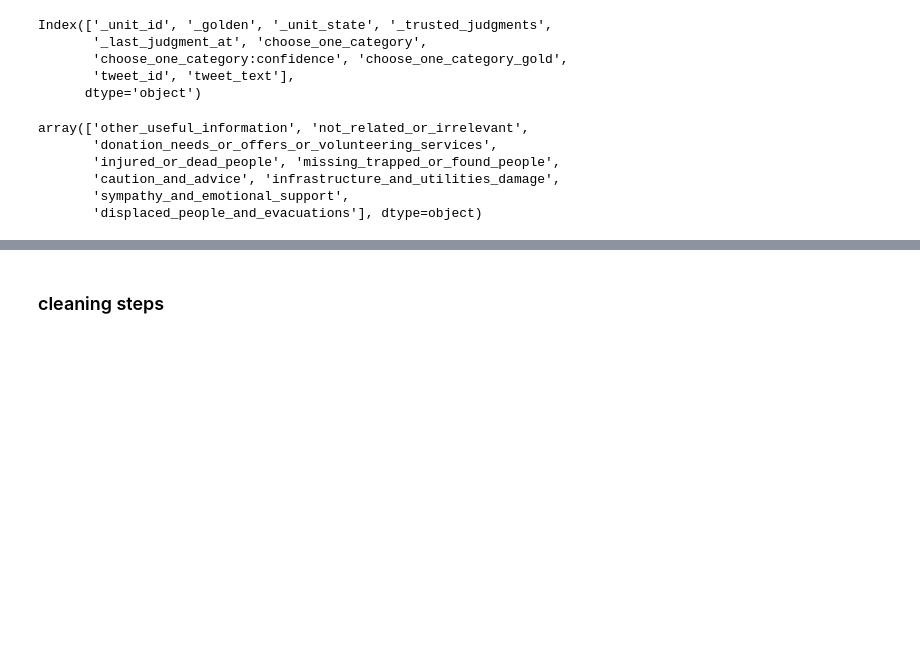
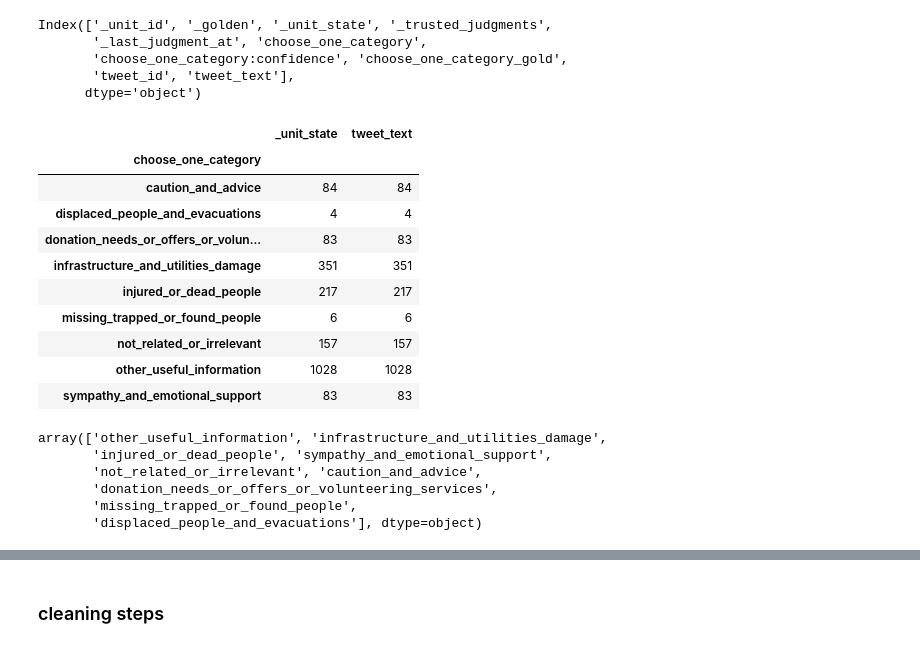
Before and after one commit to pierrelouismissler/AsTeR, a Jupyter notebook: research_NLP/NLP_research_and_dev.ipynb, the cells around one changed output, grey strips where cells are left out. Saved outputs shown, nothing was run; the diff lists cells and outputs as text; code cells hidden in the pictures; blank space fills up the shorter version.

```diff
--- a/research_NLP/NLP_research_and_dev.ipynb
+++ b/research_NLP/NLP_research_and_dev.ipynb
@@ -115,7 +115,7 @@ eng_stopwords = stopwords.words('english')
 # %% [markdown]
 source data from https://crisisnlp.qcri.org/lrec2016/lrec2016.html
 # %%
-file = pd.read_csv('2013_pakistan_eq.csv', skip_blank_lines=True, encoding = "ISO-8859-1")
+file = pd.read_csv('2014_california_eq.csv', skip_blank_lines=True, encoding = "ISO-8859-1")
 # %%
 file.columns
 # %% [output]
@@ -128,12 +128,26 @@ Index(['_unit_id', '_golden', '_unit_state', '_trusted_judgments',
 file = file.drop(['_unit_id', '_golden', '_trusted_judgments',
        '_last_judgment_at', 'choose_one_category:confidence', 'choose_one_category_gold',
        'tweet_id'], axis=1)
+# %%
+file.groupby(['choose_one_category']).count()
+# %% [output]
+|  | _unit_state | tweet_text |
+| choose_one_category |  |  |
+| caution_and_advice | 84 | 84 |
+| displaced_people_and_evacuations | 4 | 4 |
+| donation_needs_or_offers_or_volun... | 83 | 83 |
+| infrastructure_and_utilities_damage | 351 | 351 |
+| injured_or_dead_people | 217 | 217 |
+| missing_trapped_or_found_people | 6 | 6 |
+| not_related_or_irrelevant | 157 | 157 |
+| other_useful_information | 1028 | 1028 |
+| sympathy_and_emotional_support | 83 | 83 |
 # %%
 file.choose_one_category.unique()
 # %% [output]
-array(['other_useful_information', 'not_related_or_irrelevant',
+array(['other_useful_information', 'infrastructure_and_utilities_damage',
+       'injured_or_dead_people', 'sympathy_and_emotional_support',
+       'not_related_or_irrelevant', 'caution_and_advice',
        'donation_needs_or_offers_or_volunteering_services',
-       'injured_or_dead_people', 'missing_trapped_or_found_people',
-       'caution_and_advice', 'infrastructure_and_utilities_damage',
-       'sympathy_and_emotional_support',
+       'missing_trapped_or_found_people',
        'displaced_people_and_evacuations'], dtype=object)
```
Also changed, not shown: parts of 52 cells of this notebook, 12 other files.
